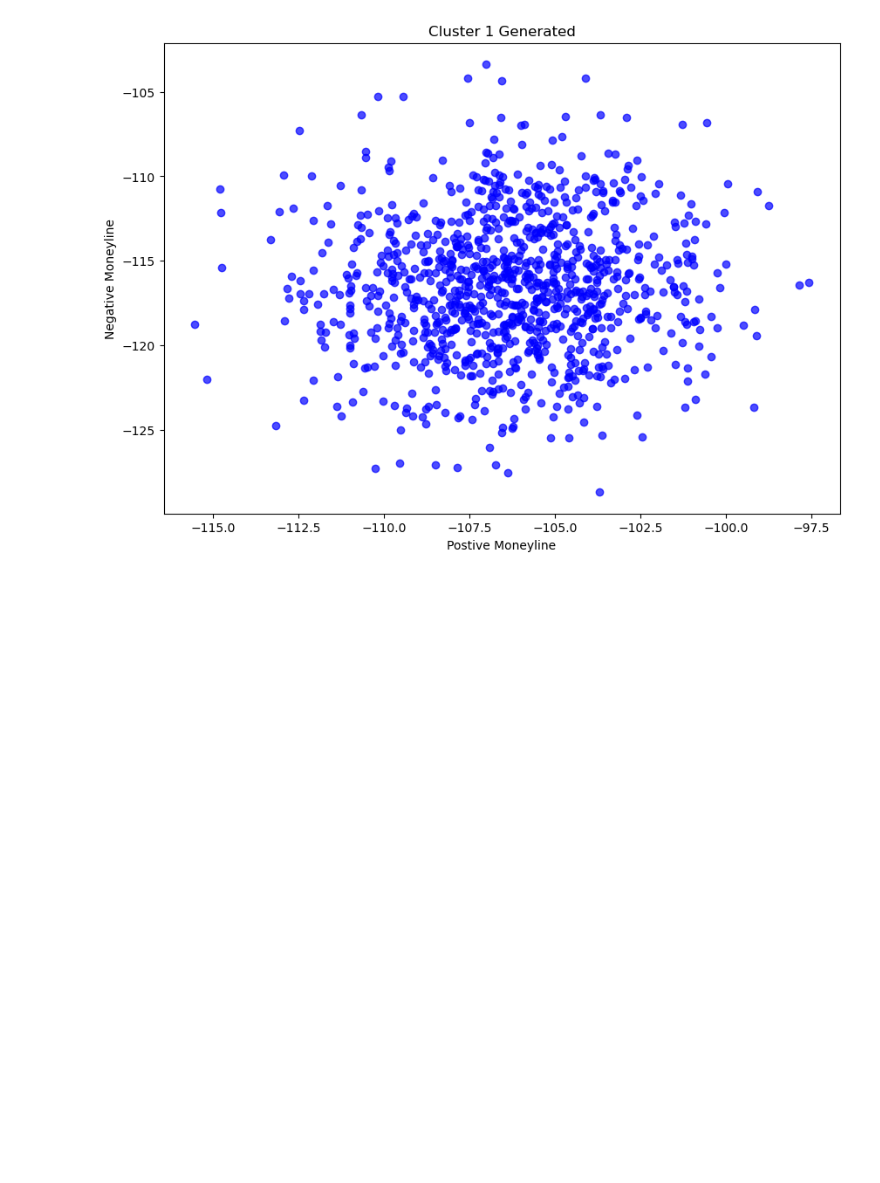
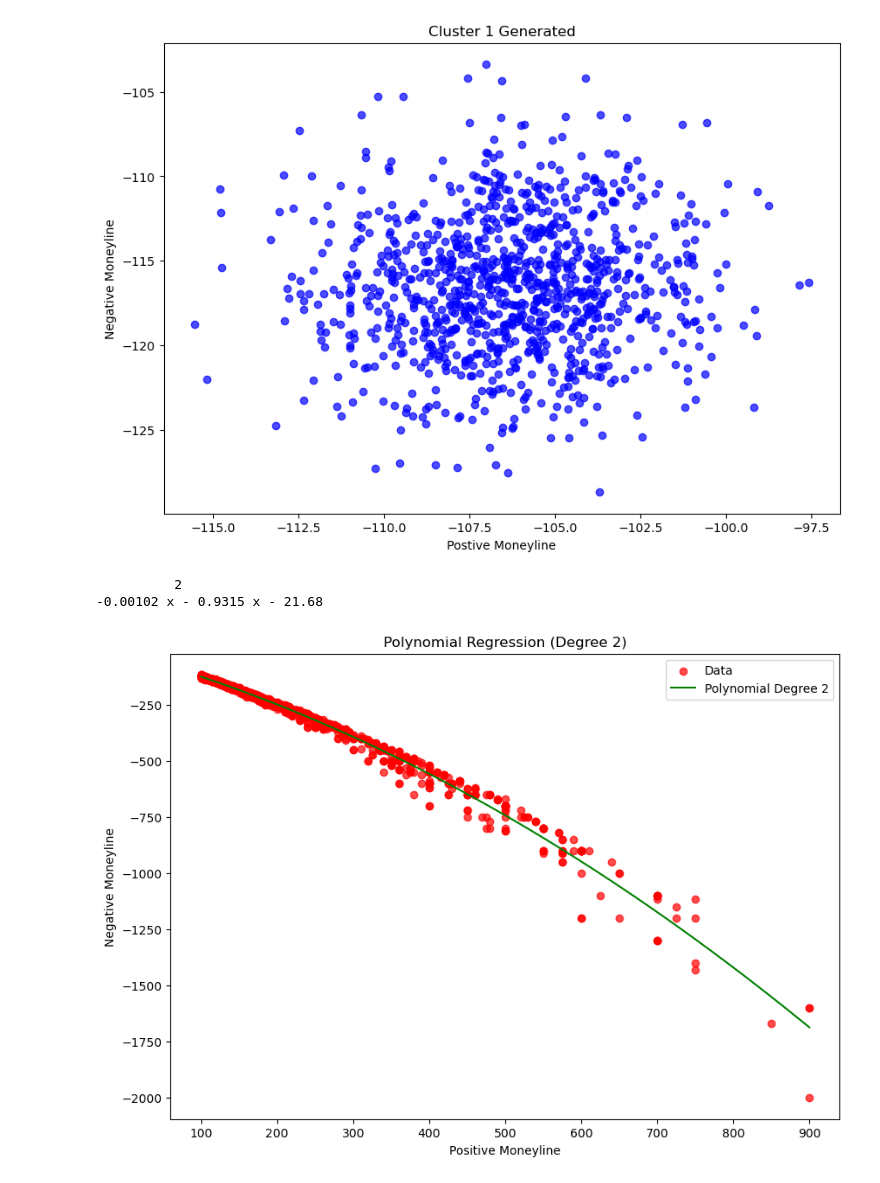
Before and after one commit to jakebirnbach/MoneyLineGANs, a Jupyter notebook: ML Models/stat_model.ipynb, the cells around one changed output. Saved outputs shown, nothing was run; the diff lists cells and outputs as text; code cells hidden in the pictures; blank space fills up the shorter version.

Commit message:
added regression models

```diff
--- a/ML Models/stat_model.ipynb
+++ b/ML Models/stat_model.ipynb
@@ -119,6 +119,9 @@ class StatGenModel:
         sigma = np.cov(self.c1_data, rowvar=False)
         return {'mu': mu, 'sigma': sigma}
 
+    def fit_c2_params(self):
+        return {'data_model':0, 'resid_model':0, 'gamma': 0} #Place holder for data params
+
     def plot_clusters(self):
         fig, (ax1, ax2) = plt.subplots(1, 2, figsize=(15, 7))
 
@@ -138,7 +141,7 @@ class StatGenModel:
         plt.show()
 
 
-    def generate_c1(self, size = 1000)
+    def generate_c1(self, size = 1000):
         data = rng.multivariate_normal(self.c1_params['mu'], self.c1_params['sigma'], size=size)
 # %%
 m1 = StatGenModel()
@@ -158,3 +158,41 @@ plt.ylabel("Negative Moneyline")
 plt.show()
 # %% [output]
 [figure]
+# %%
+def plot_polynomial_regression(data, degree):
+    """
+    Fits and plots a polynomial regression for the given data.
+
+    Parameters:
+        data (np.ndarray): A 2D array where the first column is X and the second is y.
+        degree (int): Degree of the polynomial to fit.
+    """
+    # Separate the independent (X) and dependent (y) variables
+    X = data[:, 0]
+    y = data[:, 1]
+
+    # Fit a polynomial of the given degree
+    coefficients = np.polyfit(X, y, degree)
+    polynomial = np.poly1d(coefficients)
+    print(polynomial)
+
+    # Generate values for plotting the polynomial curve
+    X_line = np.linspace(X.min(), X.max(), 500)
+    y_line = polynomial(X_line)
+
+    # Plot the original data and the fitted polynomial
+    plt.figure(figsize=(10, 7))
+    plt.scatter(X, y, color='red', alpha=0.7, label='Data')
+    plt.plot(X_line, y_line, color='green', label=f'Polynomial Degree {degree}')
+    plt.title(f"Polynomial Regression (Degree {degree})")
+    plt.xlabel("Positive Moneyline")
+    plt.ylabel("Negative Moneyline")
+    plt.legend()
+    plt.show()
+
+# Fit and plot for a polynomial of degree 2 (quadratic)
+plot_polynomial_regression(m1.c2_data, degree=2)
+# %% [output]
+          2
+-0.00102 x - 0.9315 x - 21.68
+[figure, added]
```
Also changed, not shown: parts of 1 cell of this notebook.
